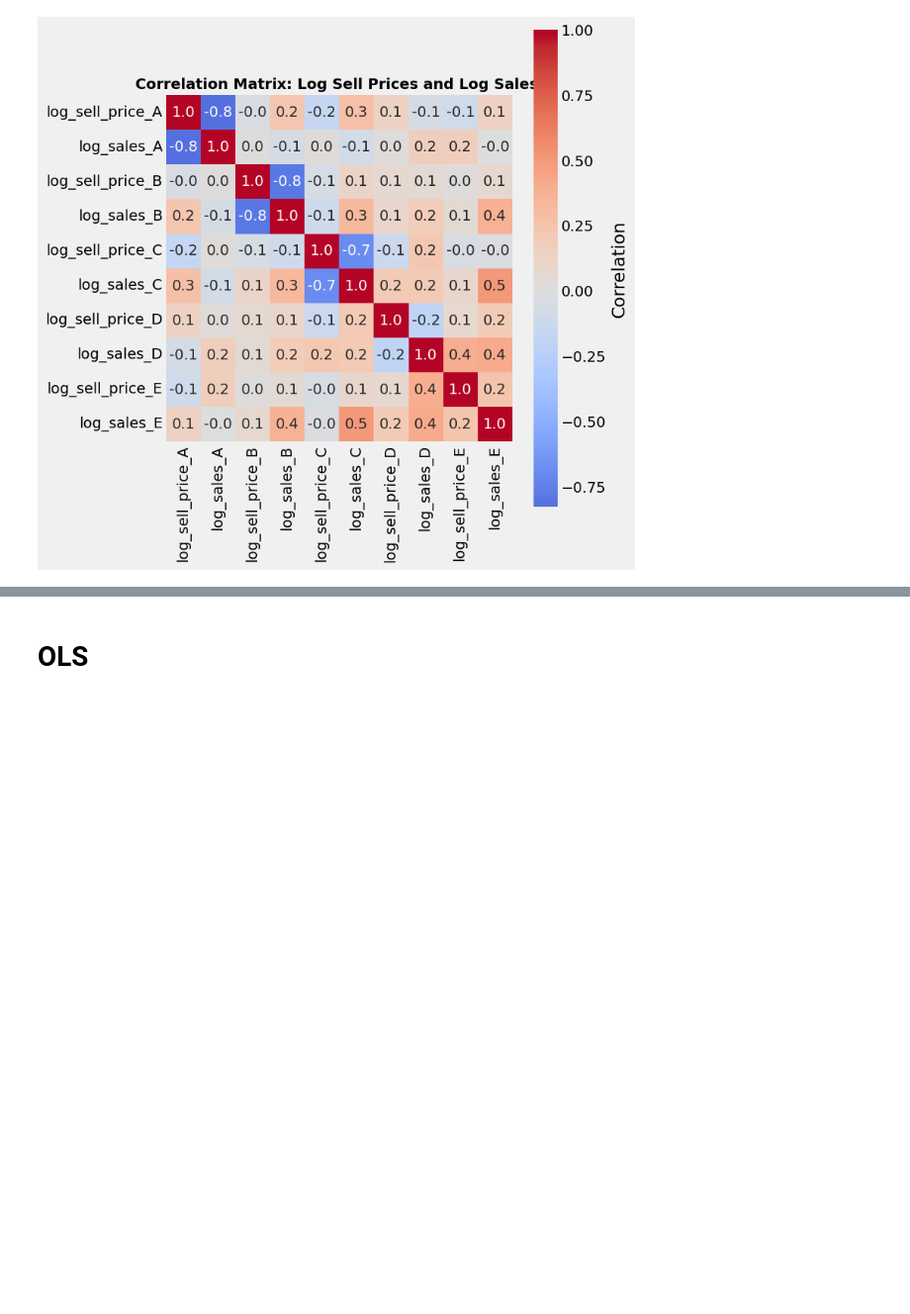
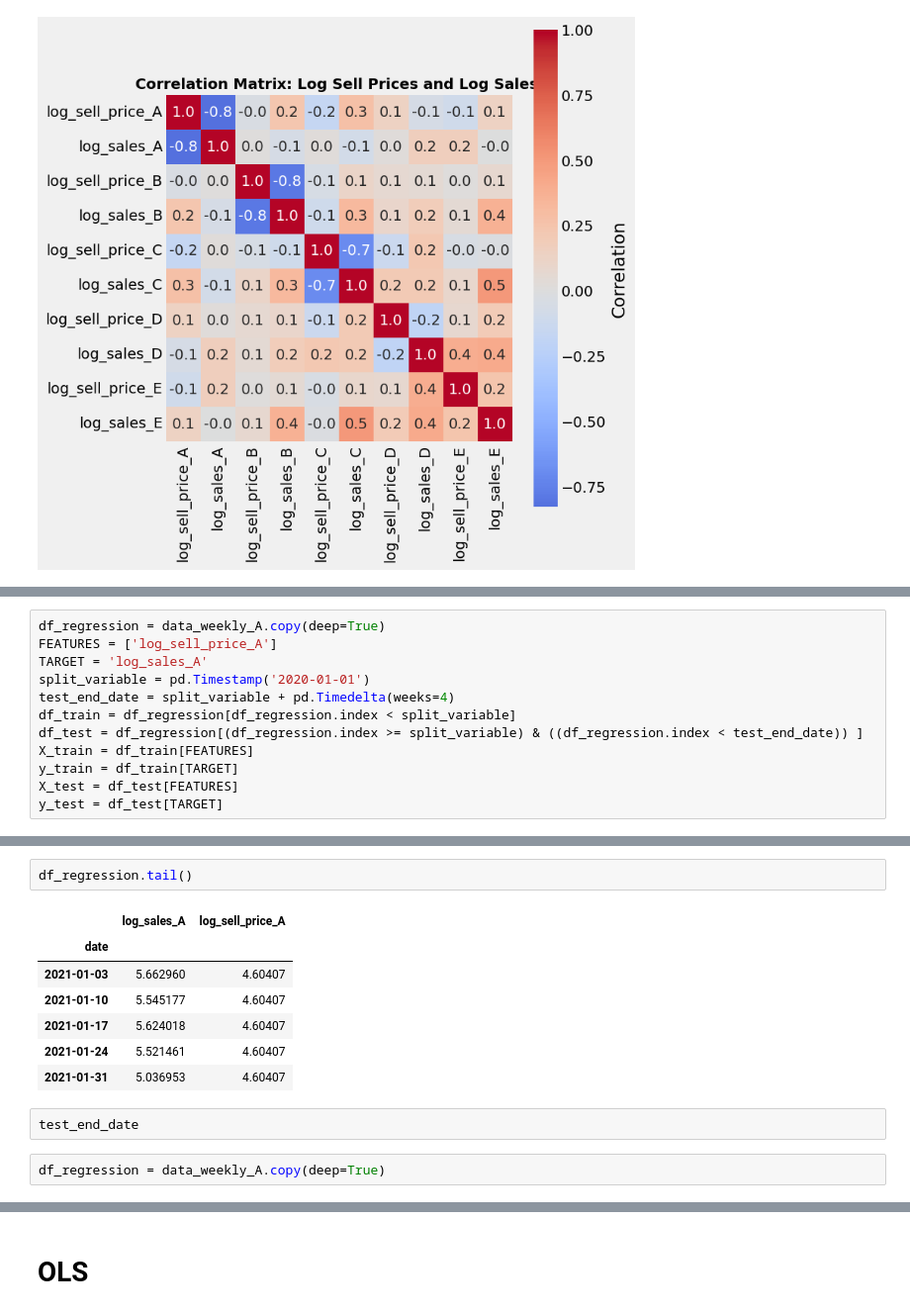
Before and after one commit to insoucyant/Pricing, a Jupyter notebook: OLS.ipynb, the cells around one changed output, grey strips where cells are left out. Shown at 99% size. Saved outputs shown, nothing was run; the diff lists cells and outputs as text; blank space fills up the shorter version.

```diff
--- a/OLS.ipynb
+++ b/OLS.ipynb
@@ -177,0 +247,12 @@ df_merge = sf.create_temporal_features(df_merge)
+# %%
+df_regression = data_weekly_A.copy(deep=True)
+FEATURES = ['log_sell_price_A']
+TARGET = 'log_sales_A'
+split_variable = pd.Timestamp('2020-01-01')
+test_end_date = split_variable + pd.Timedelta(weeks=4)
+df_train = df_regression[df_regression.index < split_variable]
+df_test = df_regression[(df_regression.index >= split_variable) & ((df_regression.index < test_end_date)) ]
+X_train = df_train[FEATURES]
+y_train = df_train[TARGET]
+X_test = df_test[FEATURES]
+y_test = df_test[TARGET]
@@ -177,0 +295,14 @@ df_merge = sf.create_temporal_features(df_merge)
+# %%
+df_regression.tail()
+# %% [output]
+|  | log_sales_A | log_sell_price_A |
+| date |  |  |
+| 2021-01-03 | 5.662960 | 4.60407 |
+| 2021-01-10 | 5.545177 | 4.60407 |
+| 2021-01-17 | 5.624018 | 4.60407 |
+| 2021-01-24 | 5.521461 | 4.60407 |
+| 2021-01-31 | 5.036953 | 4.60407 |
+# %%
+test_end_date
+# %%
+df_regression = data_weekly_A.copy(deep=True)
```
Also changed, not shown: parts of 19 cells of this notebook, 2 other files.
